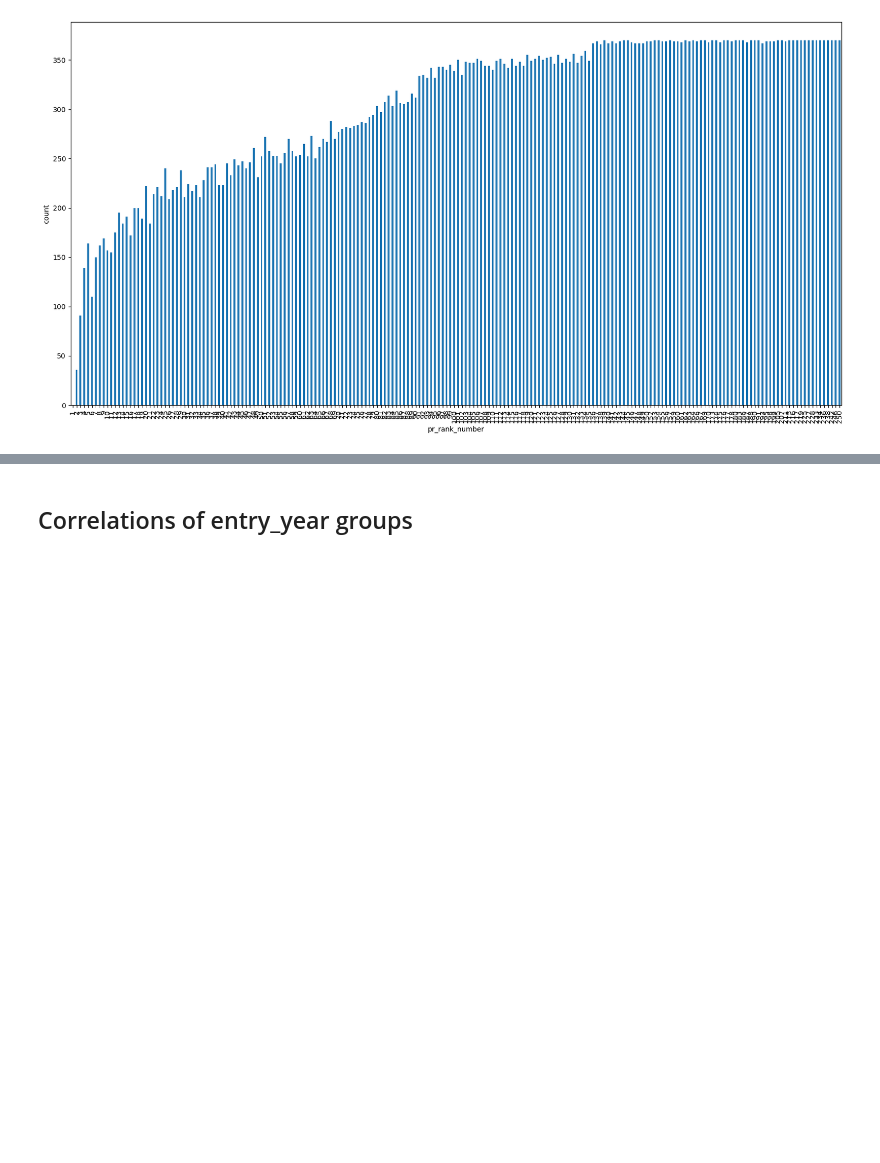
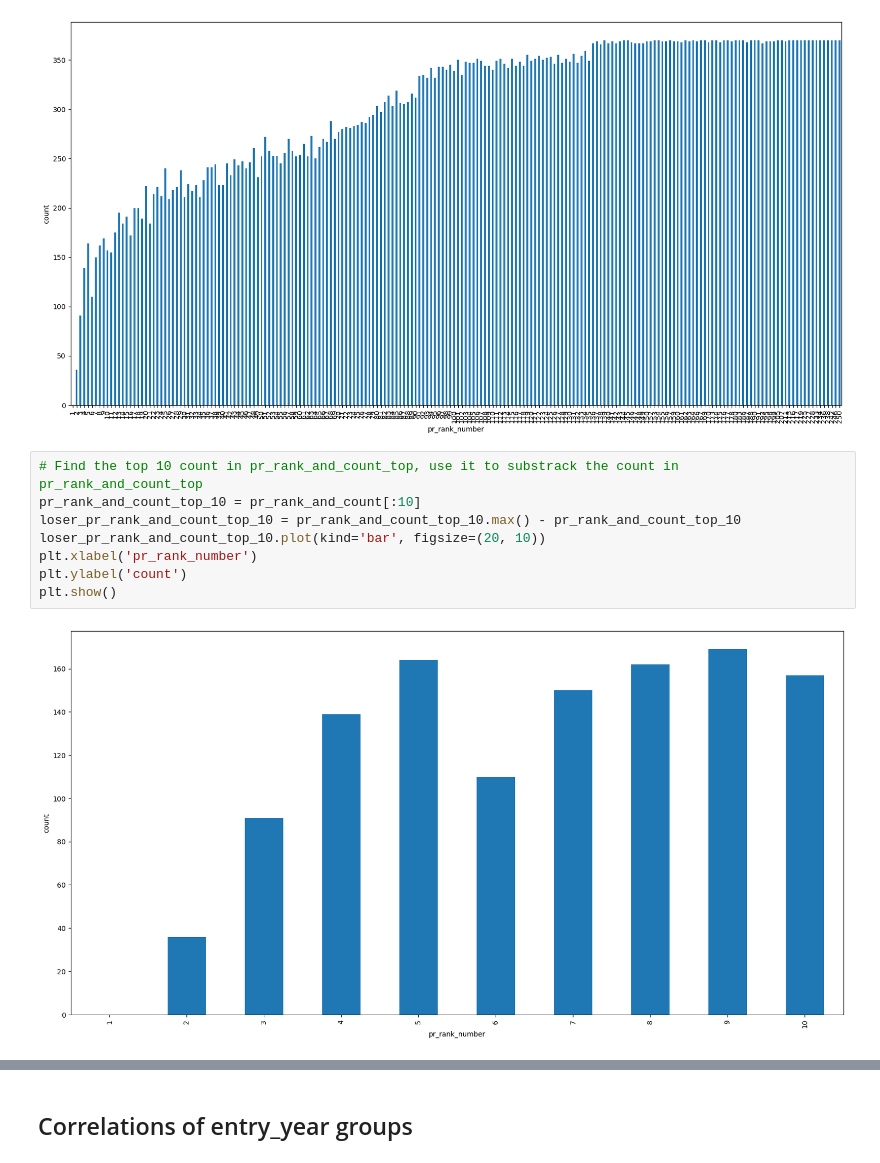
Before and after one commit to sudoghut/ming_provincial_metropolitan_palace_exam_rank_correlation, a Jupyter notebook: ming_provincial_metropolitan_palace_exam_rank_correlation.ipynb, the cells around one changed output, grey strips where cells are left out. Cells and saved outputs as stored; diff of their text form; blank space fills up the shorter version.

Commit message:
update top10 and top170 losers

```diff
--- a/ming_provincial_metropolitan_palace_exam_rank_correlation.ipynb
+++ b/ming_provincial_metropolitan_palace_exam_rank_correlation.ipynb
@@ -549,3 +549,13 @@ plt.ylabel('count')
 plt.show()
 # %% [output]
 [figure]
+# %%
+# Find the top 10 count in pr_rank_and_count_top, use it to substrack the count in pr_rank_and_count_top
+pr_rank_and_count_top_10 = pr_rank_and_count[:10]
+loser_pr_rank_and_count_top_10 = pr_rank_and_count_top_10.max() - pr_rank_and_count_top_10
+loser_pr_rank_and_count_top_10.plot(kind='bar', figsize=(20, 10))
+plt.xlabel('pr_rank_number')
+plt.ylabel('count')
+plt.show()
+# %% [output]
+[figure, added]
```
Also changed, not shown: parts of 1 cell of this notebook, 1 other file.
